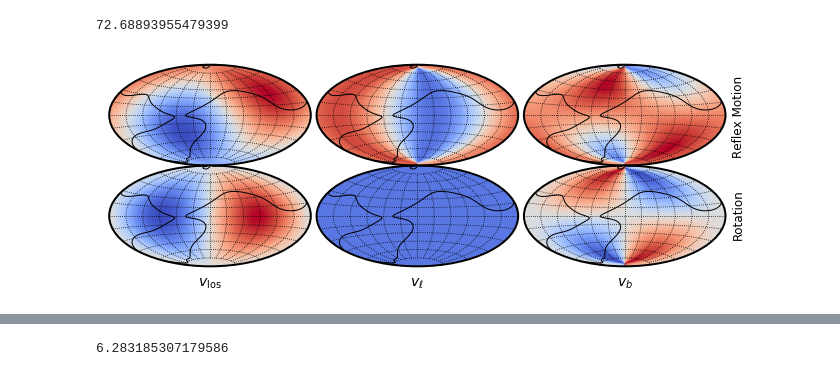
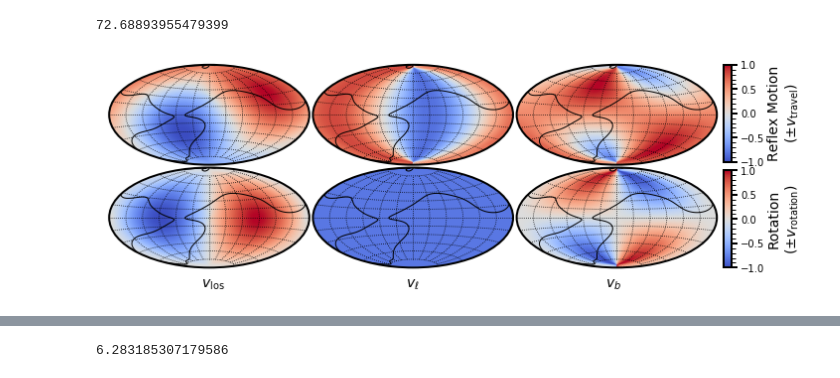
Before and after one commit to michael-petersen/ReflexMotion, a Jupyter notebook: Dynamical-Analysis.ipynb, the cells around one changed output, grey strips where cells are left out. Drawn from its saved outputs; the diff is of its cells as text; code cells hidden in the pictures.

Commit message:
update figures for proposals

```diff
--- a/Dynamical-Analysis.ipynb
+++ b/Dynamical-Analysis.ipynb
@@ -455,14 +452,20 @@ pointres=50
 
 
 
-fig = plt.figure(figsize=(9,4))
+
+fig = plt.figure(figsize=(10,4))
 #ax = plt.subplot(111, projection="aitoff")
-ax1 = fig.add_axes([0.0,0.55,0.32,0.35], projection="aitoff")
-ax2 = fig.add_axes([0.32,0.55,0.32,0.35], projection="aitoff")
-ax3 = fig.add_axes([0.64,0.55,0.32,0.35], projection="aitoff")
-ax4 = fig.add_axes([0.0,0.2,0.32,0.35], projection="aitoff")
-ax5 = fig.add_axes([0.32,0.2,0.32,0.35], projection="aitoff")
-ax6 = fig.add_axes([0.64,0.2,0.32,0.35], projection="aitoff")
+ax1 = fig.add_axes([0.0,0.56,0.3,0.35], projection="aitoff")
+ax2 = fig.add_axes([0.285,0.56,0.3,0.35], projection="aitoff")
+ax3 = fig.add_axes([0.57,0.56,0.3,0.35], projection="aitoff")
+ax4 = fig.add_axes([0.0,0.2,0.3,0.35], projection="aitoff")
+ax5 = fig.add_axes([0.285,0.2,0.3,0.35], projection="aitoff")
+ax6 = fig.add_axes([0.57,0.2,0.3,0.35], projection="aitoff")
+
+ax7 = fig.add_axes([0.87,0.57,0.01,0.34])
+ax8 = fig.add_axes([0.87,0.2,0.01,0.34])
+
+
 
 l,b,dist,mul,mub,vlos = rm.make_model(phi,theta,psi=psi,pointres=pointres,travel=travel,flip=True)
 vel = vlos
@@ -491,39 +494,51 @@ l[l>np.pi]-=2.*np.pi
 ax4.scatter(-l,b,color=cm.coolwarm((vel-np.nanmin(velstretch))/(np.nanmax(velstretch)-np.nanmin(velstretch)),1.),s=20.)
 
 vel = -np.ones(mul.size)*0.8#rm.undo_proper_motion(mul,dist)*0. + 1.
 velstretch = np.linspace(-1.,1.,64)
 l[l>np.pi]-=2.*np.pi
 ax5.scatter(-l,b,color=cm.coolwarm((vel-np.nanmin(velstretch))/(np.nanmax(velstretch)-np.nanmin(velstretch)),1.),s=20.)
 
 vel = rm.undo_proper_motion(mub,dist)
 velstretch = np.linspace(-1.,1.,64)
 l[l>np.pi]-=2.*np.pi
 ax6.scatter(-l,b,color=cm.coolwarm((vel-np.nanmin(velstretch))/(np.nanmax(velstretch)-np.nanmin(velstretch)),1.),s=20.)
 
 
 
 
 for ax in [ax1,ax2,ax3,ax4,ax5,ax6]:
     ax.grid(True,color='black',linestyle='dotted')
     ax.set_xticklabels(())
     ax.set_yticklabels(())
     #xx[xx>180.]-=360.
     ax.contour(-(np.pi/180.)*xx,(np.pi/180.)*yy,-np.log10(bhbw),[5.],colors='black',linewidths=1.)
 
-plt.text(0.32/2.,     0.14,'$v_{\\rm los}$',size=14,transform=fig.transFigure,ha='center',va='center')
-plt.text(0.32/2.+0.32,0.14,'$v_{\ell}$',size=14,transform=fig.transFigure,ha='center',va='center')
-plt.text(0.32/2.+0.64,0.14,'$v_{b}$',size=14,transform=fig.transFigure,ha='center',va='center')
+plt.text(0.31/2.,     0.14,'$v_{\\rm los}$',size=14,transform=fig.transFigure,ha='center',va='center')
+plt.text(0.31/2.+0.28,0.14,'$v_{\ell}$',size=14,transform=fig.transFigure,ha='center',va='center')
+plt.text(0.31/2.+0.56,0.14,'$v_{b}$',size=14,transform=fig.transFigure,ha='center',va='center')
 
-plt.text( 0.965, 0.72, 'Reflex Motion', color='black',size=12,ha='left', va='center', transform=fig.transFigure,rotation=90)
-plt.text( 0.965, 0.38, 'Rotation', color='black',size=12,ha='left', va='center', transform=fig.transFigure,rotation=90)
 
+#plt.text( 0.965, 0.38, 'Rotation', color='black',size=12,ha='left', va='center', transform=fig.transFigure,rotation=90)
+
+
+
+
+cmap = cm.magma; norm = mpl.colors.Normalize(vmin=-1., vmax=1.)
+cb1 = mpl.colorbar.ColorbarBase(ax7, cmap=cm.coolwarm,norm=norm)
+cb1.set_label('Reflex Motion\n($\pm v_{\\rm travel})$',size=14)
+cb1.set_ticks(np.round(np.arange(-1.,1.01,0.5),1))
+
+cmap = cm.magma; norm = mpl.colors.Normalize(vmin=-1., vmax=1.)
+cb1 = mpl.colorbar.ColorbarBase(ax8, cmap=cm.coolwarm,norm=norm)
+cb1.set_label('Rotation\n($\pm v_{\\rm rotation})$',size=14)
+cb1.set_ticks(np.round(np.arange(-1.,1.01,0.5),1))
 
 
 
 
 plt.savefig('figures/model_values.png',dpi=300)
 # %% [output]
-[figure, old version]
+[figure, new version]
 # %%
 convert figures/model_values.png ~/Desktop/Nature/Figures/model_clean.pdf
 pdftops -eps -level3 ~/Desktop/Nature/Figures/model_clean.pdf ~/Desktop/Nature/Figures/model_clean.eps
```
Also changed, not shown: parts of 8 cells of this notebook, 12 other files.
